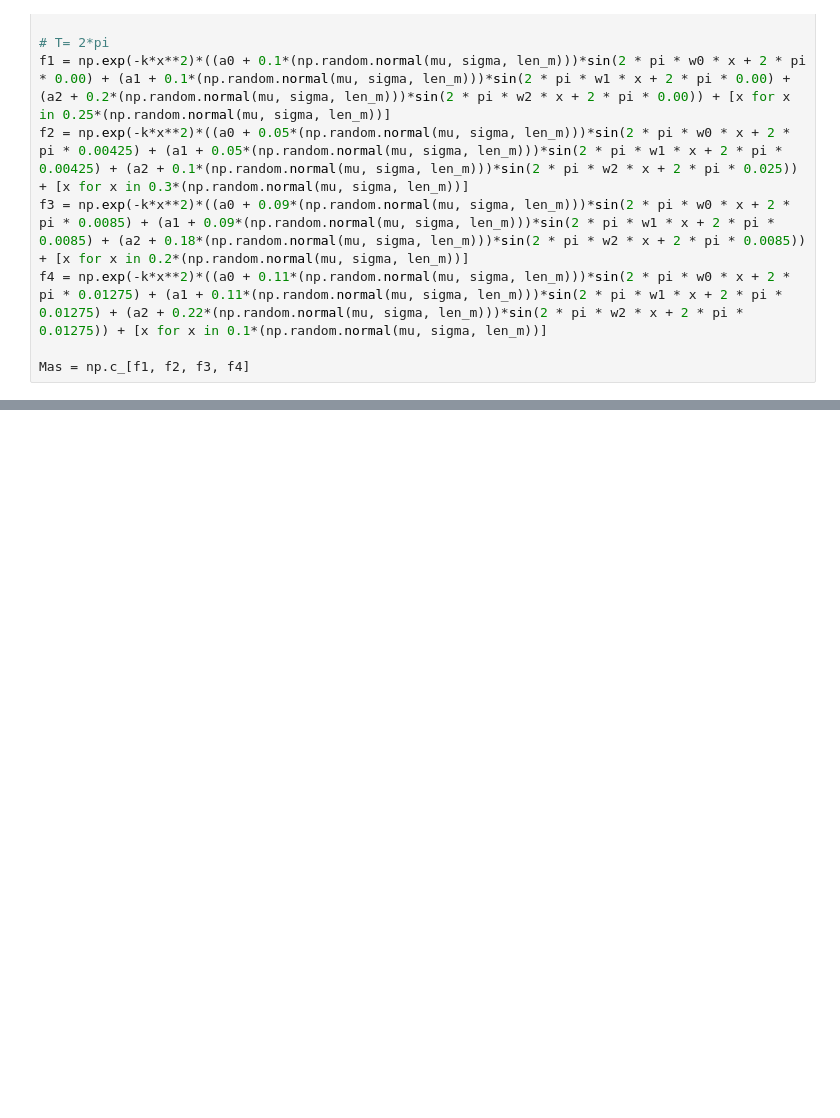
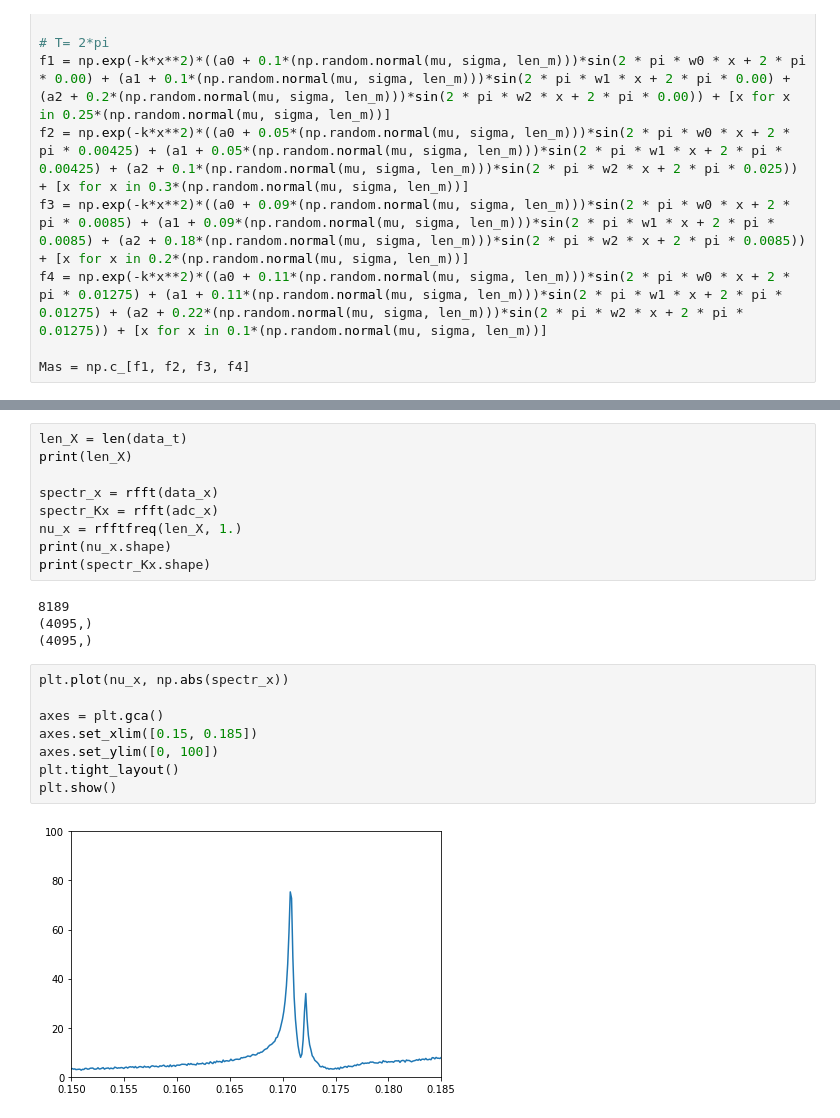
Before and after one commit to Snake9889/Tests, a Jupyter notebook: Kalman_sig.ipynb, the cells around one changed output, grey strips where cells are left out. Saved outputs shown, nothing was run; the diff lists cells and outputs as text; blank space fills up the shorter version.

```diff
--- a/Kalman_sig.ipynb
+++ b/Kalman_sig.ipynb
@@ -110,0 +143,23 @@ print(nu[np.argmax(np.abs(spectrK), axis=0)])
+# %%
+len_X = len(data_t)
+print(len_X)
+
+spectr_x = rfft(data_x)
+spectr_Kx = rfft(adc_x)
+nu_x = rfftfreq(len_X, 1.)
+print(nu_x.shape)
+print(spectr_Kx.shape)
+# %% [output]
+8189
+(4095,)
+(4095,)
+# %%
+plt.plot(nu_x, np.abs(spectr_x))
+
+axes = plt.gca()
+axes.set_xlim([0.15, 0.185])
+axes.set_ylim([0, 100])
+plt.tight_layout()
+plt.show()
+# %% [output]
+[figure, added]
```
Also changed, not shown: parts of 8 cells of this notebook.
